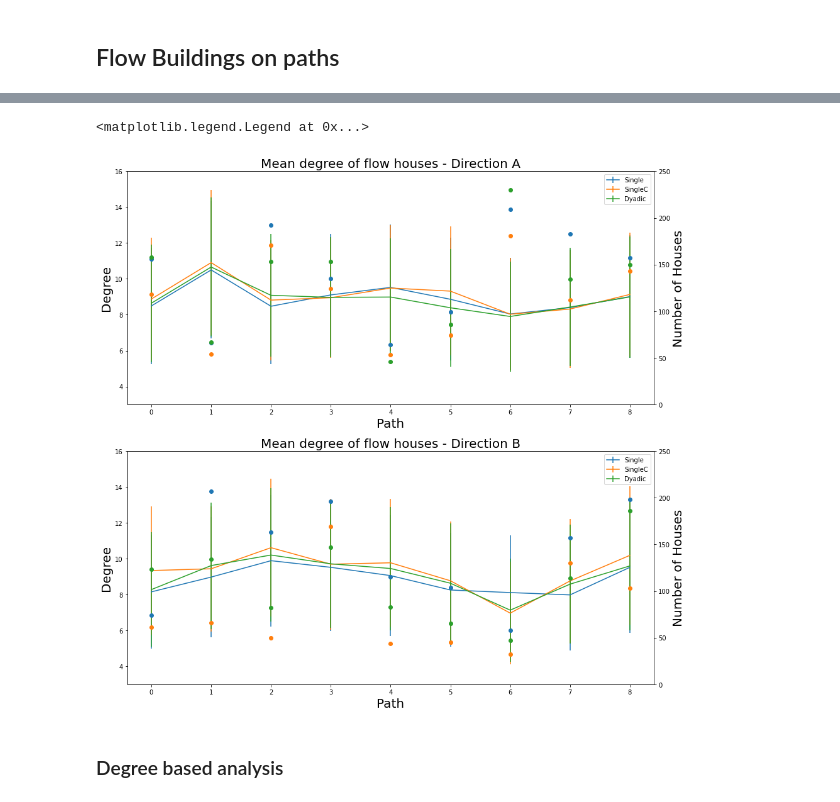
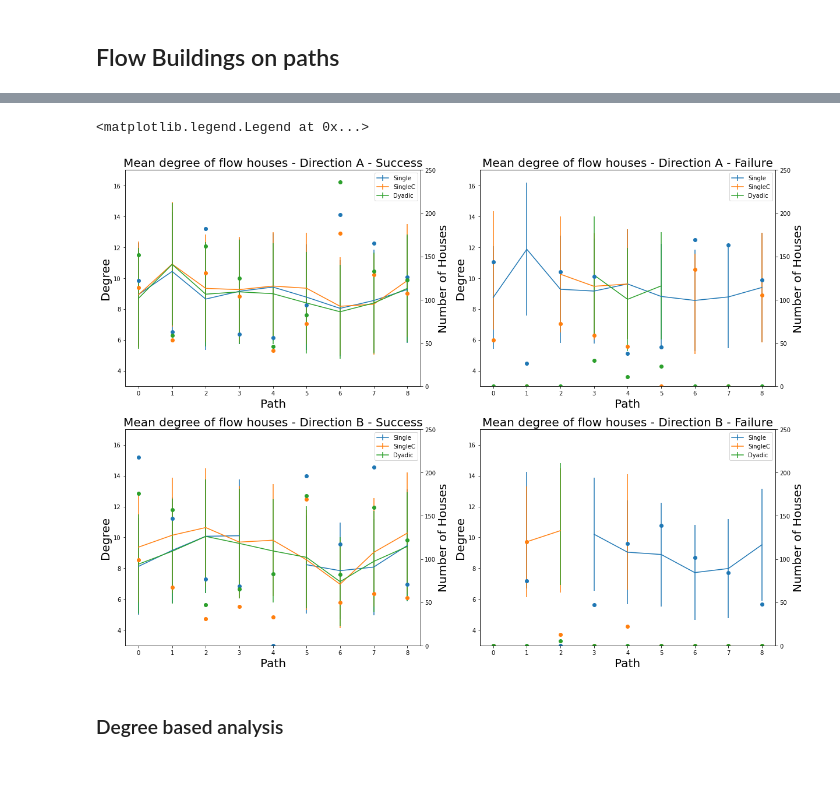
Before and after one commit to lucasessmann/GTA_ET, a Jupyter notebook: FlowAnalysis.ipynb, the cells around one changed output, grey strips where cells are left out. Saved outputs shown, nothing was run; the diff lists cells and outputs as text; code cells hidden in the pictures; blank space fills up the shorter version.

Commit message:
Flow Analysis Performance Split

```diff
--- a/FlowAnalysis.ipynb
+++ b/FlowAnalysis.ipynb
@@ -744,60 +782,105 @@ for condition in conditions:
     for direction in directions:
         for path, buildings in Flow_buildings_dict[condition][direction].items():
 
-            Degree_flow_buildings_dict[condition][direction][path] = \
-                {'NumberOfHouses':{len(buildings)},
-                'MeanDegree':{centrality_df[buildings].mean().mean()},
-                'STDDegree':{centrality_df[buildings].std().mean()}}
+            Degree_flow_buildings_dict[condition][direction][path] = {}
+
+            # Success
+            Degree_flow_buildings_dict[condition][direction][path]['Success'] = \
+                {'NumberOfHouses':{len(buildings['Success'])},
+                'MeanDegree':{centrality_df[buildings['Success']].mean().mean()},
+                'STDDegree':{centrality_df[buildings['Success']].std().mean()}}
+
+            # Failure
+            Degree_flow_buildings_dict[condition][direction][path]['Fail'] = \
+                {'NumberOfHouses':{len(buildings['Fail'])},
+                'MeanDegree':{centrality_df[buildings['Fail']].mean().mean()},
+                'STDDegree':{centrality_df[buildings['Fail']].std().mean()}}
 # %%
 #plt.figure(figsize=(15,15))
 
-fig, (ax1, ax3) = plt.subplots(2, 1, figsize=(15,15))
+fig, ((ax1, ax3), (ax5, ax7)) = plt.subplots(2, 2, figsize=(20,15))
 
 ax2=ax1.twinx()
 ax4=ax3.twinx()
+ax6=ax5.twinx()
+ax8=ax7.twinx()
 
 labels = []
 
 # loop through conditions and directions
 for condition in conditions:
     for direction in directions:
 
         # init degree list
-        mean_degrees = []
-        std_degrees = []
-        numberOfHouses = []
+        mean_degrees_success = []
+        std_degrees_success = []
+        numberOfHouses_success = []
+
+        mean_degrees_fail = []
+        std_degrees_fail = []
+        numberOfHouses_fail = []
+
         for path in Degree_flow_buildings_dict[condition][direction]:
-            mean_degrees.append(list(Degree_flow_buildings_dict[condition][direction][path]['MeanDegree'])[0])
-            std_degrees.append(list(Degree_flow_buildings_dict[condition][direction][path]['STDDegree'])[0])
-            numberOfHouses.append(list(Degree_flow_buildings_dict[condition][direction][path]['NumberOfHouses'])[0])
+
+            # Success
+            mean_degrees_success.append(list(Degree_flow_buildings_dict[condition][direction][path]['Success']['MeanDegree'])[0])
+            std_degrees_success.append(list(Degree_flow_buildings_dict[condition][direction][path]['Success']['STDDegree'])[0])
+            numberOfHouses_success.append(list(Degree_flow_buildings_dict[condition][direction][path]['Success']['NumberOfHouses'])[0])
+            # Fail
+            mean_degrees_fail.append(list(Degree_flow_buildings_dict[condition][direction][path]['Fail']['MeanDegree'])[0])
+            std_degrees_fail.append(list(Degree_flow_buildings_dict[condition][direction][path]['Fail']['STDDegree'])[0])
+            numberOfHouses_fail.append(list(Degree_flow_buildings_dict[condition][direction][path]['Fail']['NumberOfHouses'])[0])
+
 
         if direction == 'A':
-            ax1.errorbar(x=range(0,9), y=mean_degrees, yerr=std_degrees)
-            ax2.scatter(range(0,9), numberOfHouses)
+            ax1.errorbar(x=range(0,9), y=mean_degrees_success, yerr=std_degrees_success)
+            ax2.scatter(range(0,9), numberOfHouses_success)
+
+            ax3.errorbar(x=range(0,9), y=mean_degrees_fail, yerr=std_degrees_fail)
+            ax4.scatter(range(0,9), numberOfHouses_fail)
+
         else:
-            ax3.errorbar(x=range(0,9), y=mean_degrees[::-1], yerr=std_degrees[::-1])
-            ax4.scatter(range(0,9), numberOfHouses)
+            ax5.errorbar(x=range(0,9), y=mean_degrees_success[::-1], yerr=std_degrees_success[::-1])
+            ax6.scatter(range(0,9), numberOfHouses_success[::-1])
 
-        ax1.set_title('Mean degree of flow houses - Direction A', fontsize=20)
-        ax1.set_ylim([3,16])
+            ax7.errorbar(x=range(0,9), y=mean_degrees_fail[::-1], yerr=std_degrees_fail[::-1])
+            ax8.scatter(range(0,9), numberOfHouses_fail[::-1])
+
+        ax1.set_title('Mean degree of flow houses - Direction A - Success', fontsize=20)
+        ax1.set_ylim([3,17])
         ax1.set_xlabel('Path', fontsize=20)
         ax1.set_ylabel('Degree', fontsize=20)
         ax2.set_ylabel('Number of Houses', fontsize=20)
         ax2.set_ylim([0,250])
-        ax3.set_title('Mean degree of flow houses - Direction B', fontsize=20)
-        ax3.set_ylim([3,16])
+        ax3.set_title('Mean degree of flow houses - Direction A - Failure', fontsize=20)
+        ax3.set_ylim([3,17])
         ax3.set_xlabel('Path', fontsize=20)
         ax3.set_ylabel('Degree', fontsize=20)
         ax4.set_ylabel('Number of Houses', fontsize=20)
         ax4.set_ylim([0,250])
 
+        ax5.set_title('Mean degree of flow houses - Direction B - Success', fontsize=20)
+        ax5.set_ylim([3,17])
+        ax5.set_xlabel('Path', fontsize=20)
+        ax5.set_ylabel('Degree', fontsize=20)
+        ax6.set_ylabel('Number of Houses', fontsize=20)
+        ax6.set_ylim([0,250])
+        ax7.set_title('Mean degree of flow houses - Direction B - Failure', fontsize=20)
+        ax7.set_ylim([3,17])
+        ax7.set_xlabel('Path', fontsize=20)
+        ax7.set_ylabel('Degree', fontsize=20)
+        ax8.set_ylabel('Number of Houses', fontsize=20)
+        ax8.set_ylim([0,250])
+
     labels.append(condition)
 
 ax1.legend(labels)
 ax3.legend(labels)
+ax5.legend(labels)
+ax7.legend(labels)
 # %% [output]
 <matplotlib.legend.Legend at 0x...>
-[figure, old version]
+[figure, new version]
 # %% [markdown]
 ### Degree based analysis
 # %%
```
Also changed, not shown: parts of 3 cells of this notebook.
